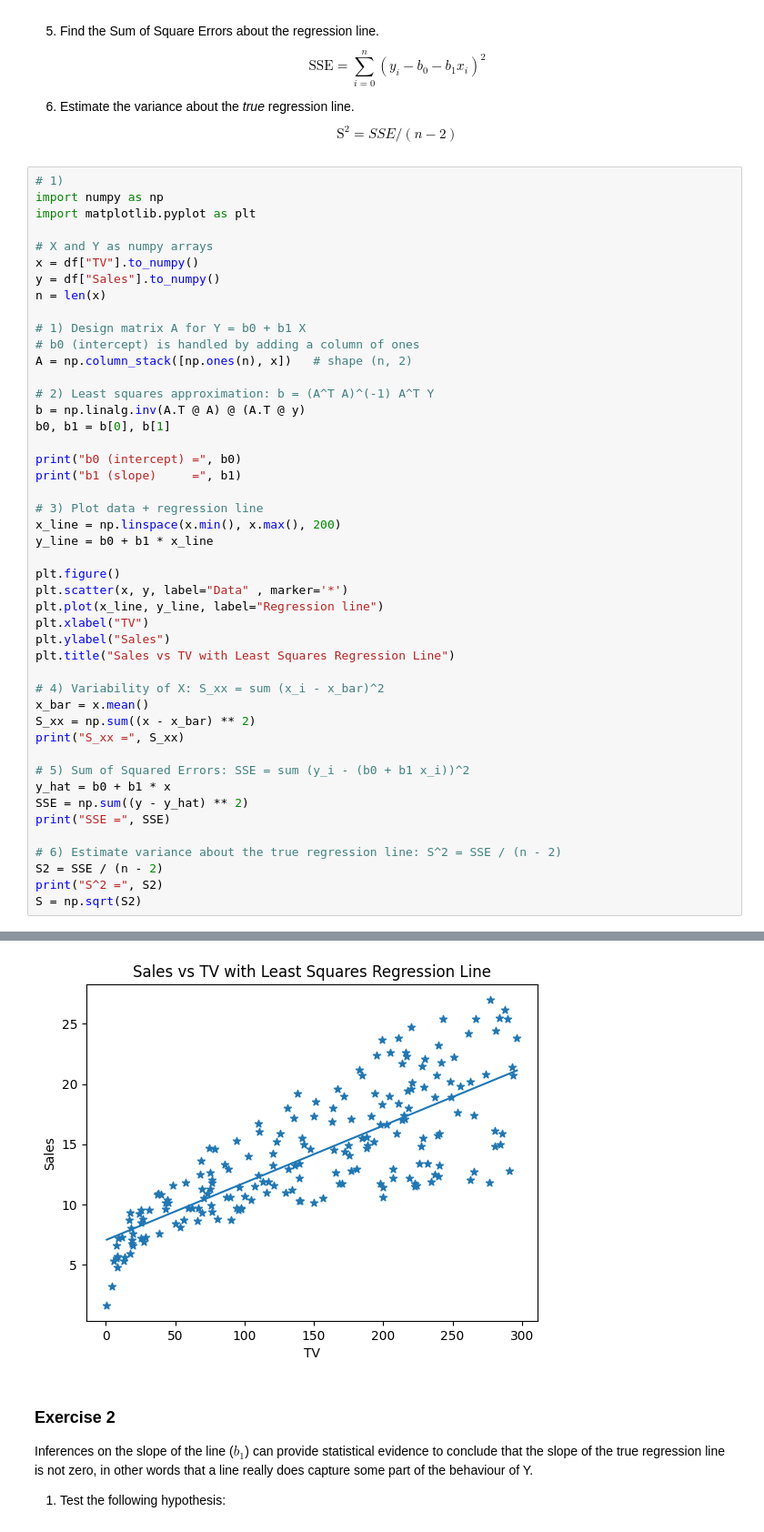
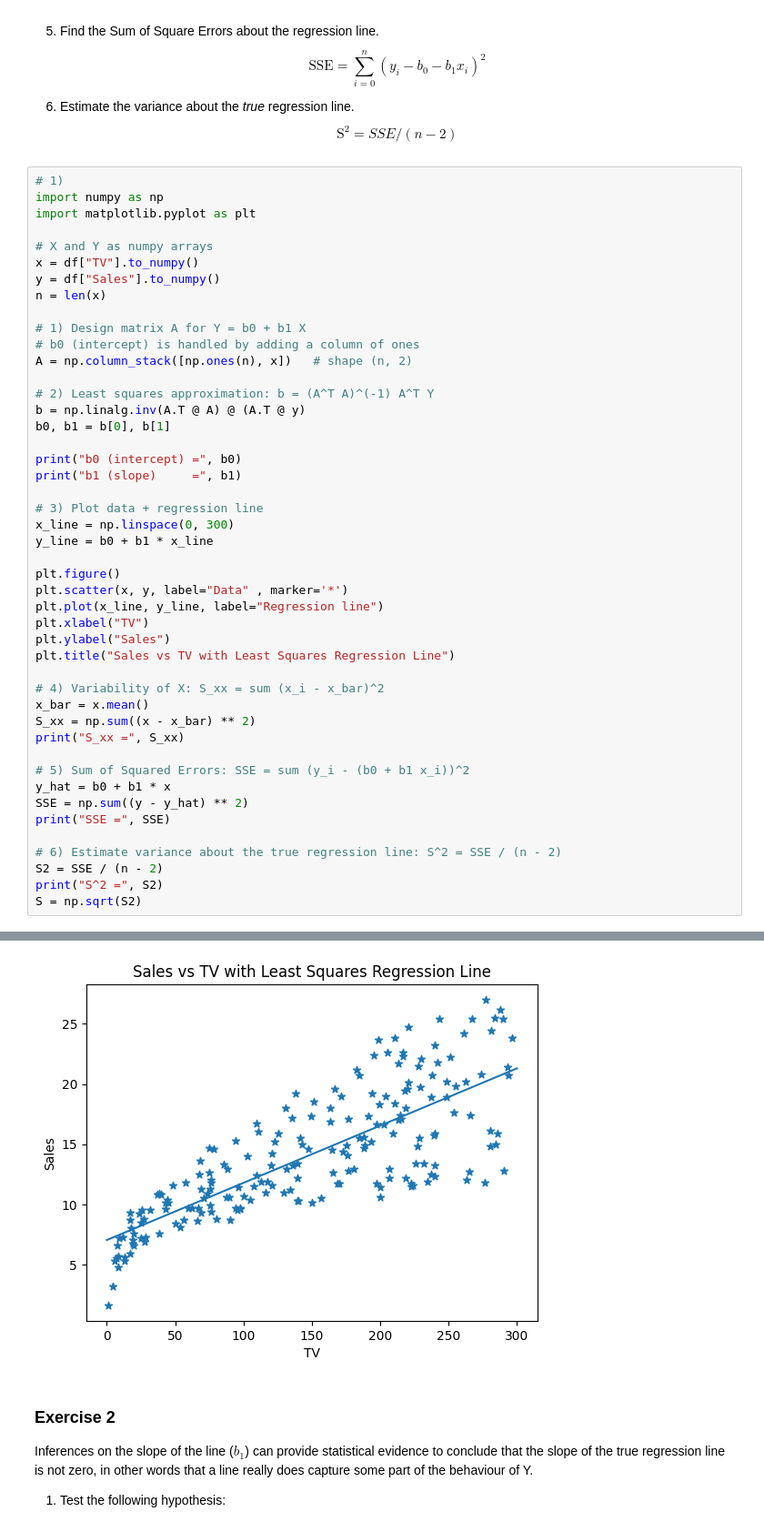
Before and after one commit to nouralahmad89-crypto/Statistiska-metoder-Nour-Alahmad, a Jupyter notebook: Excersises/P5-Estimation-LSQ.ipynb, the cells around one changed output, grey strips where cells are left out. Shown at 91% size. Cells and saved outputs as stored; diff of their text form.

```diff
--- a/Excersises/P5-Estimation-LSQ.ipynb
+++ b/Excersises/P5-Estimation-LSQ.ipynb
@@ -66,37 +66,37 @@ print("b0 (intercept) =", b0)
 print("b1 (slope)     =", b1)
 
 # 3) Plot data + regression line
-x_line = np.linspace(x.min(), x.max(), 200)
+x_line = np.linspace(0, 300)
 y_line = b0 + b1 * x_line
 
 plt.figure()
 plt.scatter(x, y, label="Data" , marker='*')
 plt.plot(x_line, y_line, label="Regression line")
 plt.xlabel("TV")
 plt.ylabel("Sales")
 plt.title("Sales vs TV with Least Squares Regression Line")
 
 # 4) Variability of X: S_xx = sum (x_i - x_bar)^2
 x_bar = x.mean()
 S_xx = np.sum((x - x_bar) ** 2)
 print("S_xx =", S_xx)
 
 # 5) Sum of Squared Errors: SSE = sum (y_i - (b0 + b1 x_i))^2
 y_hat = b0 + b1 * x
 SSE = np.sum((y - y_hat) ** 2)
 print("SSE =", SSE)
 
 # 6) Estimate variance about the true regression line: S^2 = SSE / (n - 2)
 S2 = SSE / (n - 2)
 print("S^2 =", S2)
 S = np.sqrt(S2)
 # %% [output]
 b0 (intercept) = 7.032593549127702
 b1 (slope)     = 0.04753664043301965
 S_xx = 1466819.02875
 SSE = 2102.5305831313512
 S^2 = 10.618841328946218
-[figure, old version]
+[figure, new version]
 # %% [markdown]
 ### Exercise 2
 
```
Also changed, not shown: parts of 1 cell of this notebook.
